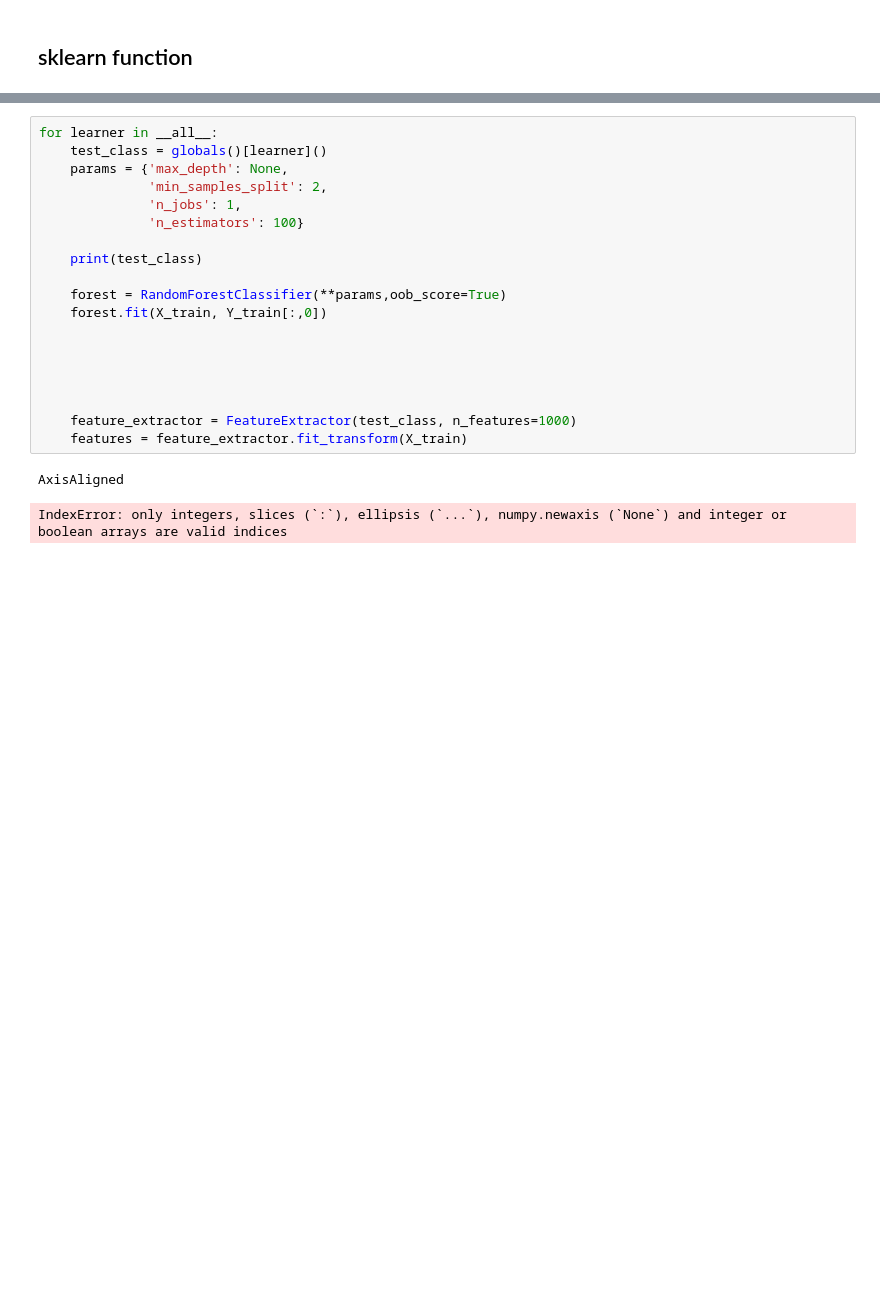
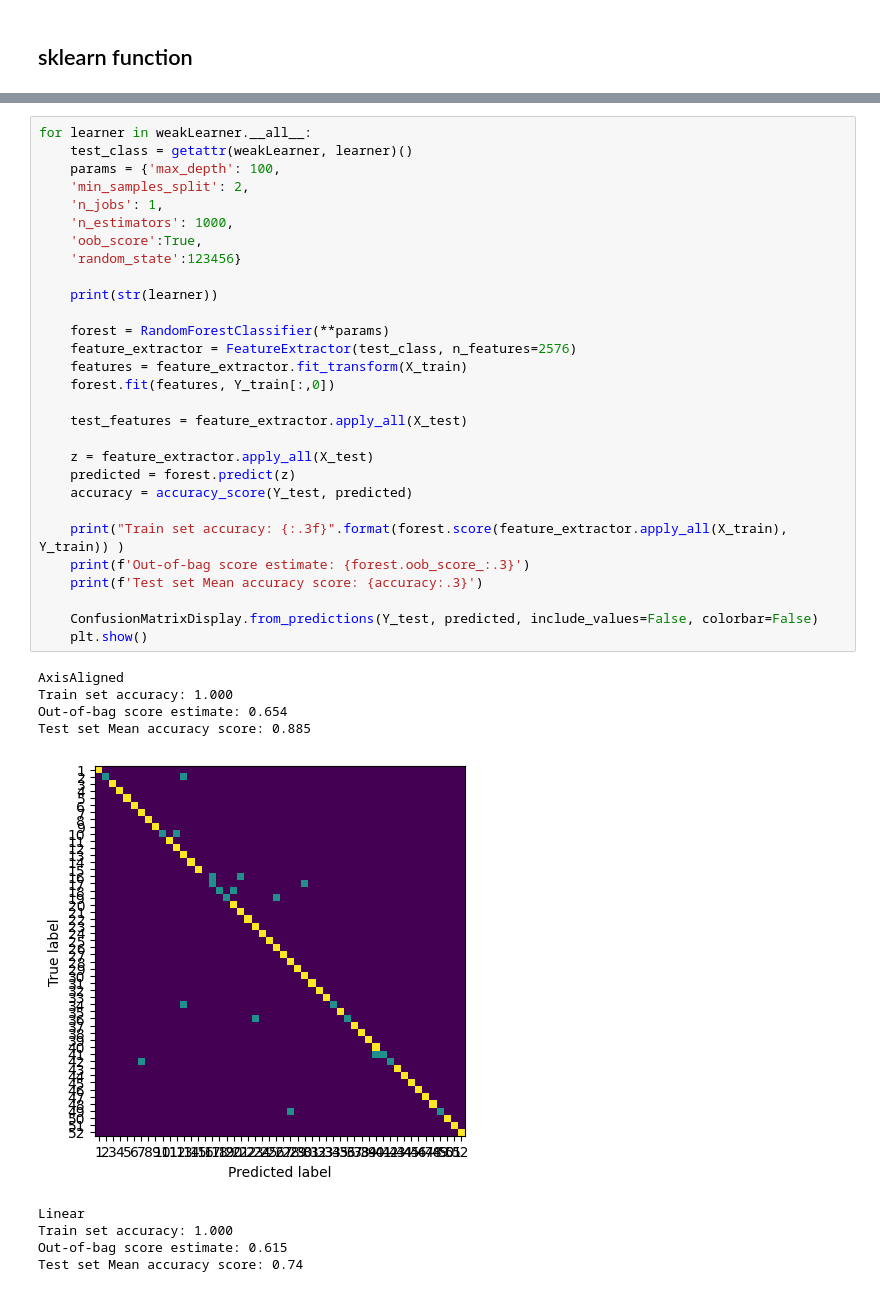
Before and after one commit to DongHyunnn/CS492E-ML4CV-Courseworks, a Jupyter notebook: coursework1/coursework1_part1.ipynb, the cells around one changed output, grey strips where cells are left out. Drawn from its saved outputs; the diff is of its cells as text; blank space fills up the shorter version.

```diff
--- a/coursework1/coursework1_part1.ipynb
+++ b/coursework1/coursework1_part1.ipynb
@@ -882,22 +757,39 @@ Test set accuracy: 0.798
-# %%
-for learner in __all__:
-    test_class = globals()[learner]()
-    params = {'max_depth': None,
-              'min_samples_split': 2,
-              'n_jobs': 1,
-              'n_estimators': 100}
-
-    print(test_class)
-
-    forest = RandomForestClassifier(**params,oob_score=True)
-    forest.fit(X_train, Y_train[:,0])
-
-
-
-
-
-    feature_extractor = FeatureExtractor(test_class, n_features=1000)
-    features = feature_extractor.fit_transform(X_train)
-# %% [output]
-AxisAligned
-IndexError: only integers, slices (`:`), ellipsis (`...`), numpy.newaxis (`None`) and integer or boolean arrays are valid indices
+# %%
+for learner in weakLearner.__all__:
+    test_class = getattr(weakLearner, learner)()
+    params = {'max_depth': 100,
+    'min_samples_split': 2,
+    'n_jobs': 1,
+    'n_estimators': 1000,
+    'oob_score':True,
+    'random_state':123456}
+
+    print(str(learner))
+
+    forest = RandomForestClassifier(**params)
+    feature_extractor = FeatureExtractor(test_class, n_features=2576)
+    features = feature_extractor.fit_transform(X_train)
+    forest.fit(features, Y_train[:,0])
+
+    test_features = feature_extractor.apply_all(X_test)
+
+    z = feature_extractor.apply_all(X_test)
+    predicted = forest.predict(z)
+    accuracy = accuracy_score(Y_test, predicted)
+
+    print("Train set accuracy: {:.3f}".format(forest.score(feature_extractor.apply_all(X_train), Y_train)) )
+    print(f'Out-of-bag score estimate: {forest.oob_score_:.3}')
+    print(f'Test set Mean accuracy score: {accuracy:.3}')
+
+    ConfusionMatrixDisplay.from_predictions(Y_test, predicted, include_values=False, colorbar=False)
+    plt.show()
+# %% [output]
+AxisAligned
+Train set accuracy: 1.000
+Out-of-bag score estimate: 0.654
+Test set Mean accuracy score: 0.885
+[figure, added]
+Linear
+Train set accuracy: 1.000
+Out-of-bag score estimate: 0.615
+Test set Mean accuracy score: 0.74
```
Also changed, not shown: parts of 12 cells of this notebook.
